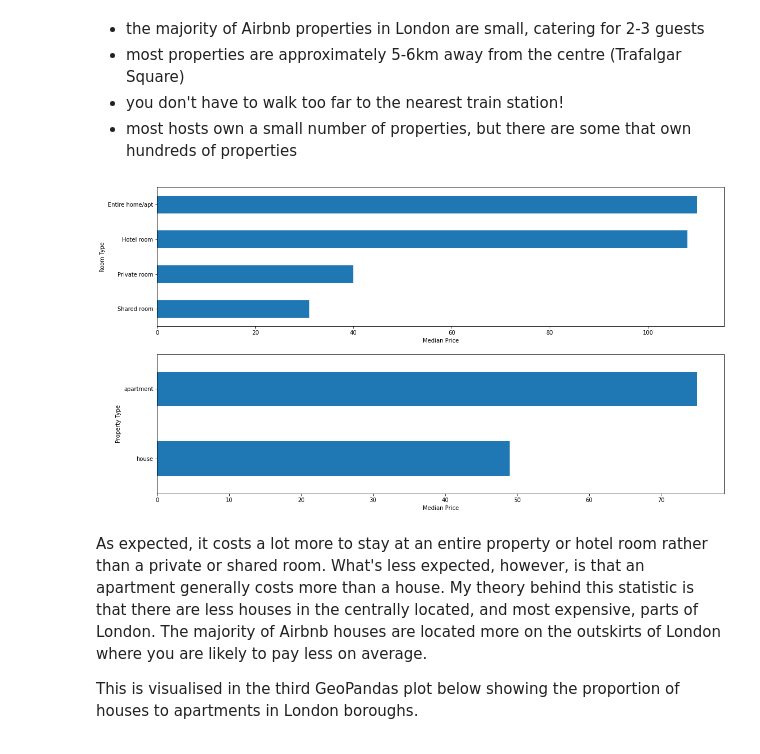
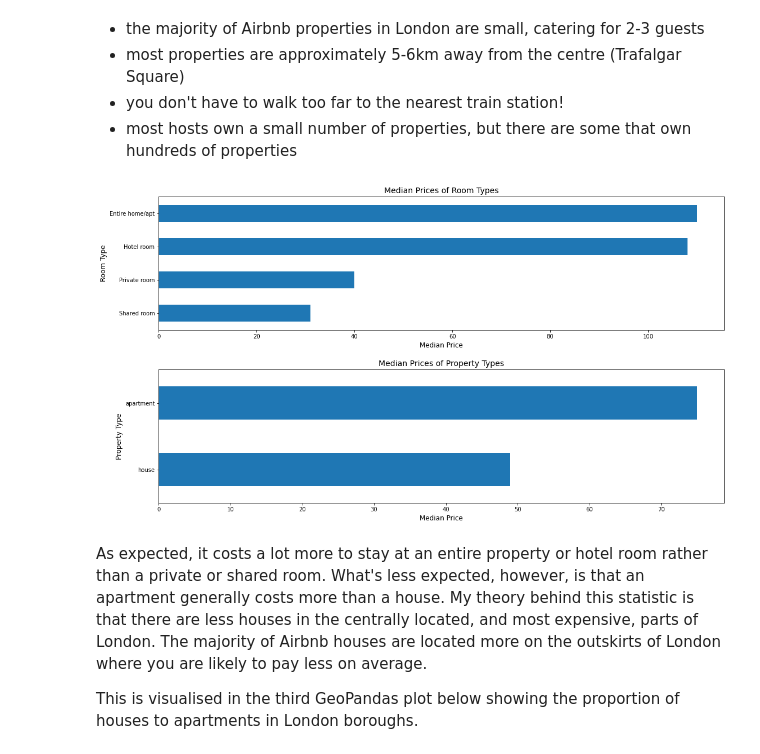
Before and after one commit to jradford5/GA_capstone_Airbnb_project, a Jupyter notebook: notebooks/capstone_airbnb_EDA.ipynb, the cells around one changed output. Drawn from its saved outputs; the diff is of its cells as text; code cells hidden in the pictures.

```diff
--- a/notebooks/capstone_airbnb_EDA.ipynb
+++ b/notebooks/capstone_airbnb_EDA.ipynb
@@ -112,18 +114,23 @@ plt.show()
 # %%
 fig,ax = plt.subplots(2, figsize = (18,10))
 
 df_vis.groupby('room_type').median()['price'].sort_values().plot.barh(ax=ax[0], ylabel='Room Type')
 df_vis.groupby('property_type_basic').median()['price'].sort_values().plot.barh(ax=ax[1], ylabel='Property Type')
 
-ax[0].set_ylabel('Room Type')
-ax[1].set_ylabel('Property Type')
+ax[0].set_title('Median Prices of Room Types', fontsize=14)
+ax[1].set_title('Median Prices of Property Types', fontsize=14)
 
-ax[0].set_xlabel('Median Price')
-ax[1].set_xlabel('Median Price')
+ax[0].set_ylabel('Room Type', fontsize=12)
+ax[1].set_ylabel('Property Type', fontsize=12)
+
+ax[0].set_xlabel('Median Price', fontsize=12)
+ax[1].set_xlabel('Median Price', fontsize=12)
+
+fig.subplots_adjust(hspace=0.3)
 
 plt.show()
 # %% [output]
-[figure, old version]
+[figure, new version]
 # %% [markdown]
 As expected, it costs a lot more to stay at an entire property or hotel room rather than a private or shared room. What's less expected, however, is that an apartment generally costs more than a house. My theory behind this statistic is that there are less houses in the centrally located, and most expensive, parts of London. The majority of Airbnb houses are located more on the outskirts of London where you are likely to pay less on average.
 
```
Also changed, not shown: parts of 3 cells of this notebook, 2 other files.
